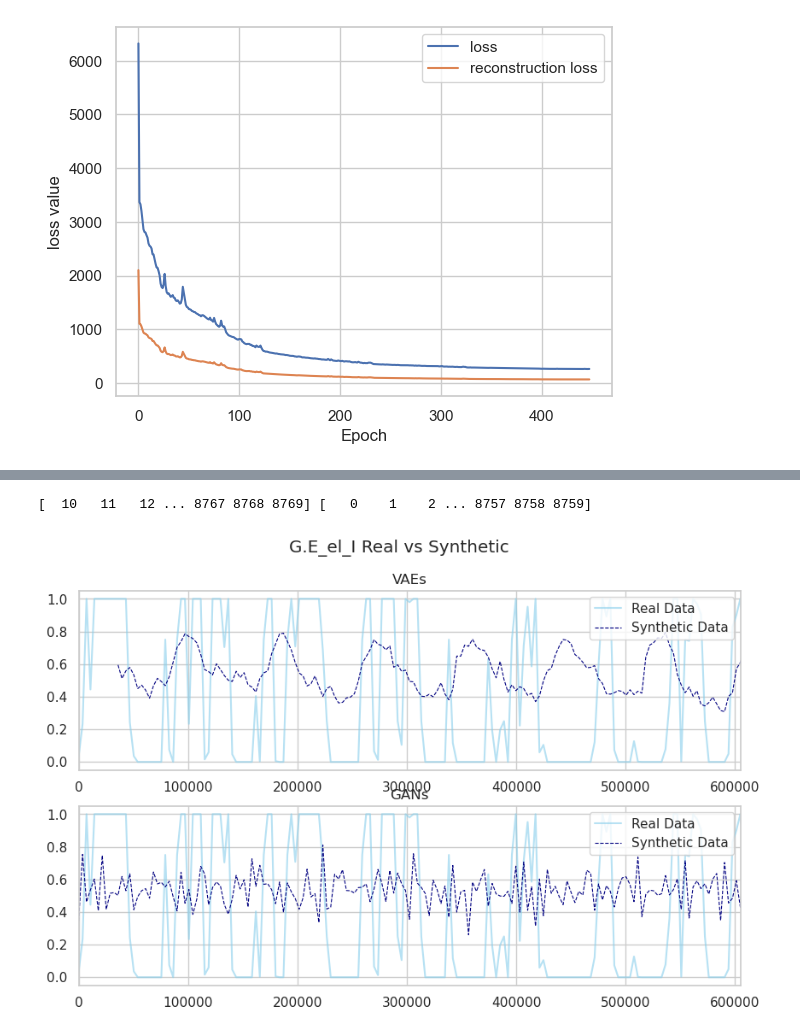
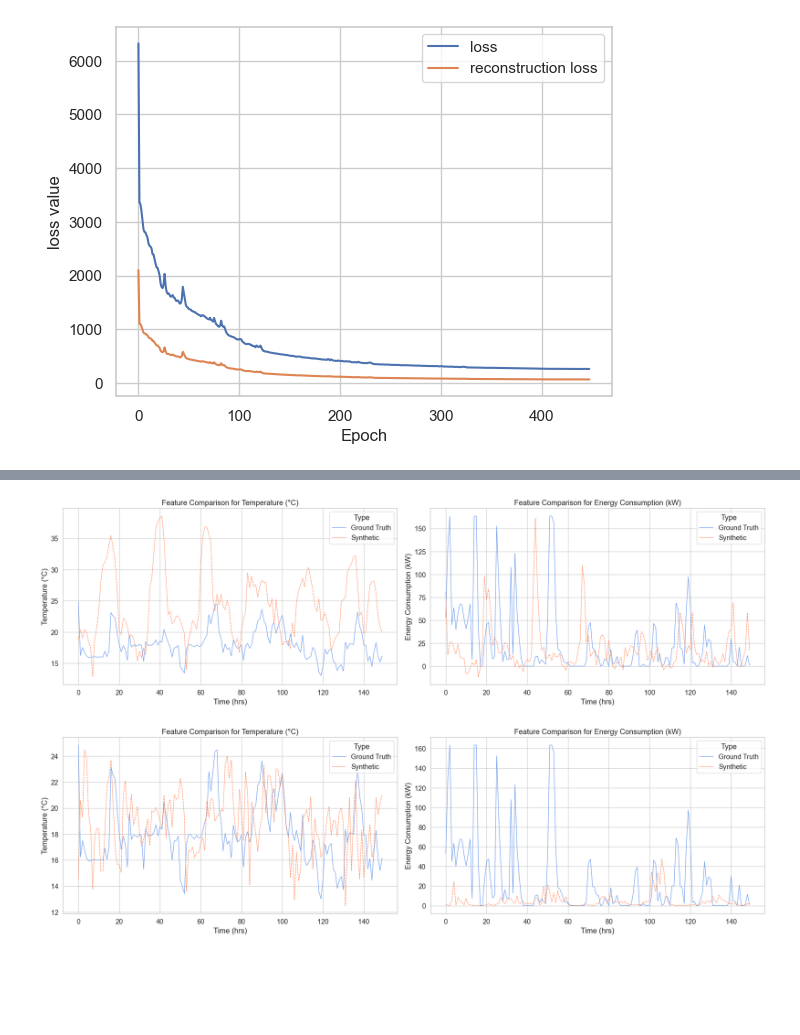
Before and after one commit to Matthewjmcc/fyp, a Jupyter notebook: src/synthetic_data_analysis.ipynb, the cells around one changed output, grey strips where cells are left out. Saved outputs shown, nothing was run; the diff lists cells and outputs as text; code cells hidden in the pictures; blank space fills up the shorter version.

```diff
--- a/src/synthetic_data_analysis.ipynb
+++ b/src/synthetic_data_analysis.ipynb
@@ -452,29 +304,34 @@ plt.show()
-# %%
-week_secs = 24*7*3600
-start_week, end_week = 0, 1
-
-vae_offset, gan_offset = 10, 0
-x_base = np.arange(len(base_data['G.E_el_I']))
-x_vae, x_gan = np.arange(vae_offset, len(new_vae_scaled['G.E_el_I']) + vae_offset), \
-               np.arange(gan_offset, len(new_gan_scaled['G.E_el_I']) + gan_offset)
-
-print(x_vae, x_gan)
-
-fig, ax = plt.subplots(2, figsize=(10,6))
-ax[0].plot(x_base*3600, base_data['G.E_el_I'], color='skyblue', alpha=0.6, label='Real Data')
-ax[0].plot(x_vae*3600, new_vae_scaled['G.E_el_I'], color='navy', label='Synthetic Data', linestyle='--', linewidth=0.8)
-ax[0].set_xlim(week_secs*start_week, week_secs*end_week)
-ax[0].set_title('VAEs')
-ax[0].legend()
-
-ax[1].plot(x_base*3600, base_data['G.E_el_I'], color='skyblue', alpha=0.6, label='Real Data')
-ax[1].plot(x_gan*3600, new_gan_scaled['G.E_el_I'], color='navy', label='Synthetic Data', linestyle='--', linewidth=0.8)
-ax[1].set_xlim(week_secs*start_week, week_secs*end_week)
-ax[1].set_title('GANs')
-ax[1].legend()
-
-fig.suptitle('G.E_el_I Real vs Synthetic')
-plt.show()
-# %% [output]
-[  10   11   12 ... 8767 8768 8769] [   0    1    2 ... 8757 8758 8759]
-[figure, removed]
+# %%
+def plot_feature_comparison(real_data, synthetic_data, features, labels, dir, segments=100):
+    sns.set(style="whitegrid", font_scale=1.2)
+
+    fig, axes = plt.subplots(1, len(features), figsize=(10 * len(features), 6))
+
+    if len(features) == 1:
+        axes = [axes]
+
+    for feature_index, ax in enumerate(axes):
+        # Extracting a segment for comparison
+        real_segment = real_data[:, :, feature_index].flatten()[:segments]
+        synthetic_segment = synthetic_data[:, :, feature_index].flatten()[:segments]
+        timeline = np.arange(len(real_segment))
+
+        # Create a DataFrame for easier plotting
+        df_real = pd.DataFrame({'Time': timeline, 'Value': real_segment, 'Type': 'Ground Truth'})
+        df_synthetic = pd.DataFrame({'Time': timeline, 'Value': synthetic_segment, 'Type': 'Synthetic'})
+        df_combined = pd.concat([df_real, df_synthetic])
+
+        # Plotting
+        sns.lineplot(data=df_combined, x='Time', y='Value', hue='Type', style='Type', ax=ax, palette=['cornflowerblue', 'coral'], linewidth=0.9)
+        ax.set_title(f'Feature Comparison for {labels[feature_index]}')
+        ax.set_xlabel('Time (hrs)')
+        ax.set_ylabel(f'{labels[feature_index]}')
+
+    plt.tight_layout()
+    plt.savefig(f'../imgs/{dir}/{model_name}_plot.pdf', format='pdf', transparent=True)
+# %%
+plot_feature_comparison(base_data, best_vae_data, features, ['Temperature (°C)', 'Energy Consumption (kW)'], 'vae_data', 150)
+plot_feature_comparison(base_data, best_gan_data, features, ['Temperature (°C)', 'Energy Consumption (kW)'], 'gan_data', 150)
+# %% [output]
+[figure, added]
+[figure, added]
```
Also changed, not shown: parts of 27 cells of this notebook, 51 other files.
